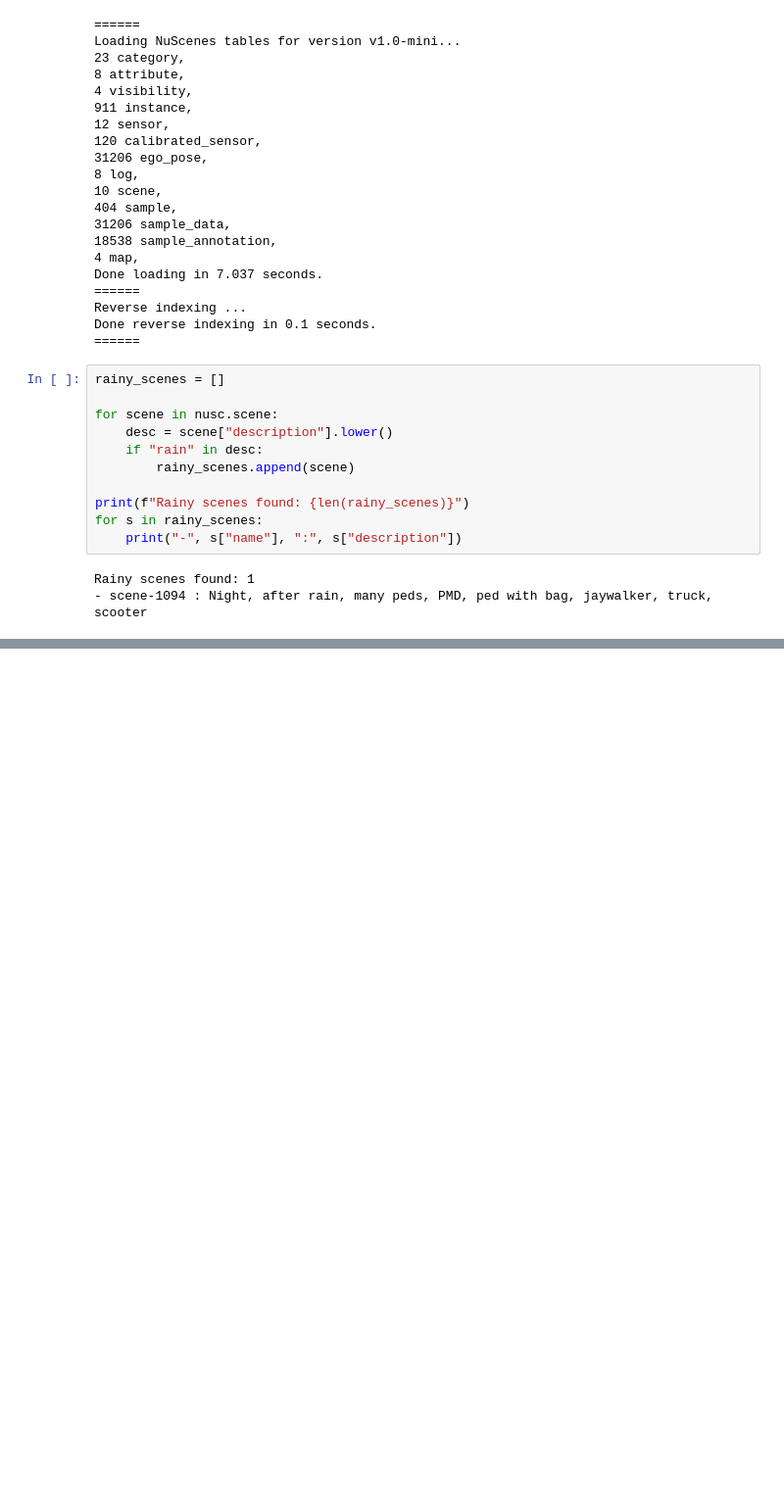
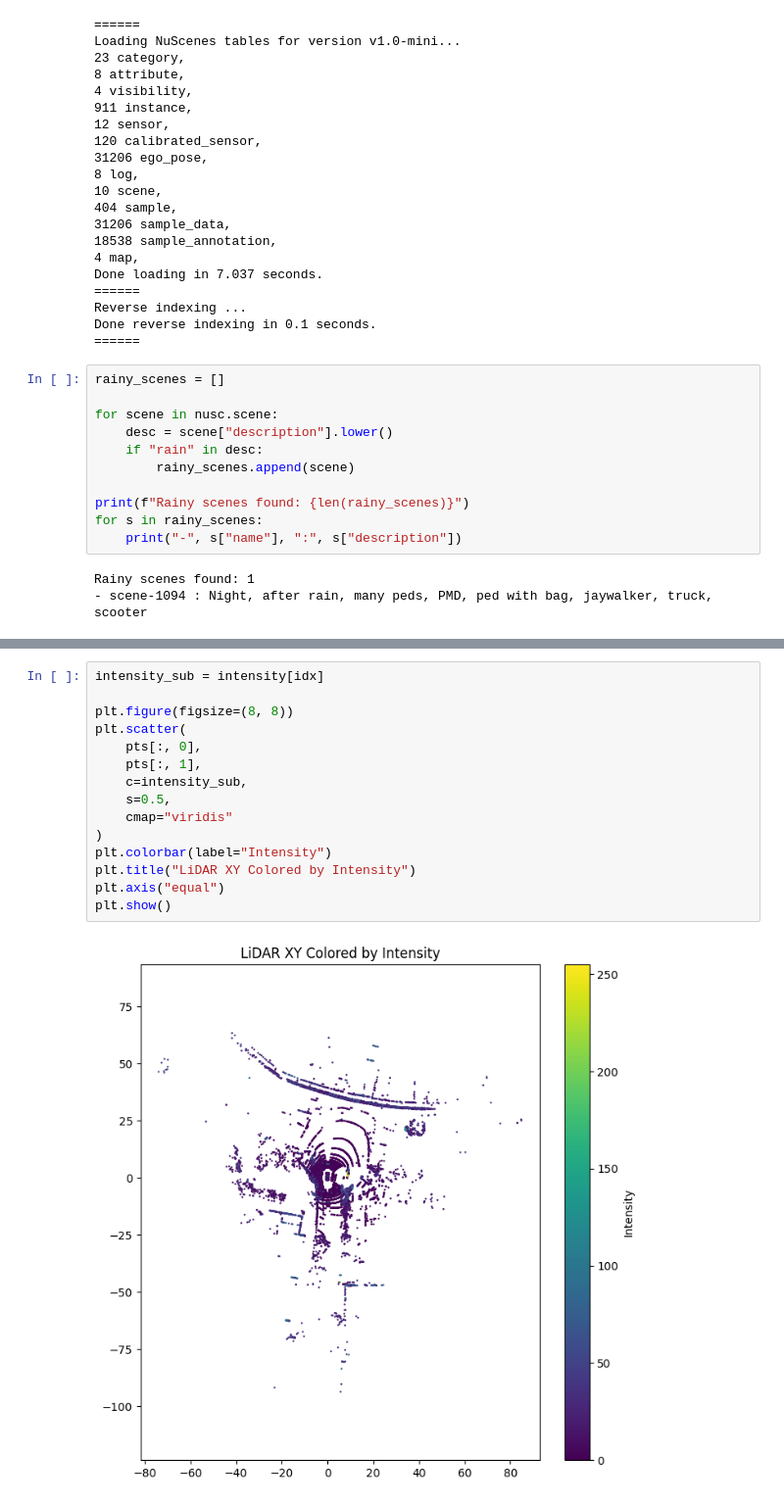
Before and after one commit to darrickpang/Email, a Jupyter notebook: LiDAR_detection.ipynb, the cells around one changed output, grey strips where cells are left out. Shown at 98% size. Saved outputs shown, nothing was run; the diff lists cells and outputs as text; blank space fills up the shorter version.

```diff
--- a/LiDAR_detection.ipynb
+++ b/LiDAR_detection.ipynb
@@ -72,0 +116,17 @@ Rainy scenes found: 1
+# %%
+intensity_sub = intensity[idx]
+
+plt.figure(figsize=(8, 8))
+plt.scatter(
+    pts[:, 0],
+    pts[:, 1],
+    c=intensity_sub,
+    s=0.5,
+    cmap="viridis"
+)
+plt.colorbar(label="Intensity")
+plt.title("LiDAR XY Colored by Intensity")
+plt.axis("equal")
+plt.show()
+# %% [output]
+[figure, added]
```
Also changed, not shown: parts of 3 cells of this notebook.
